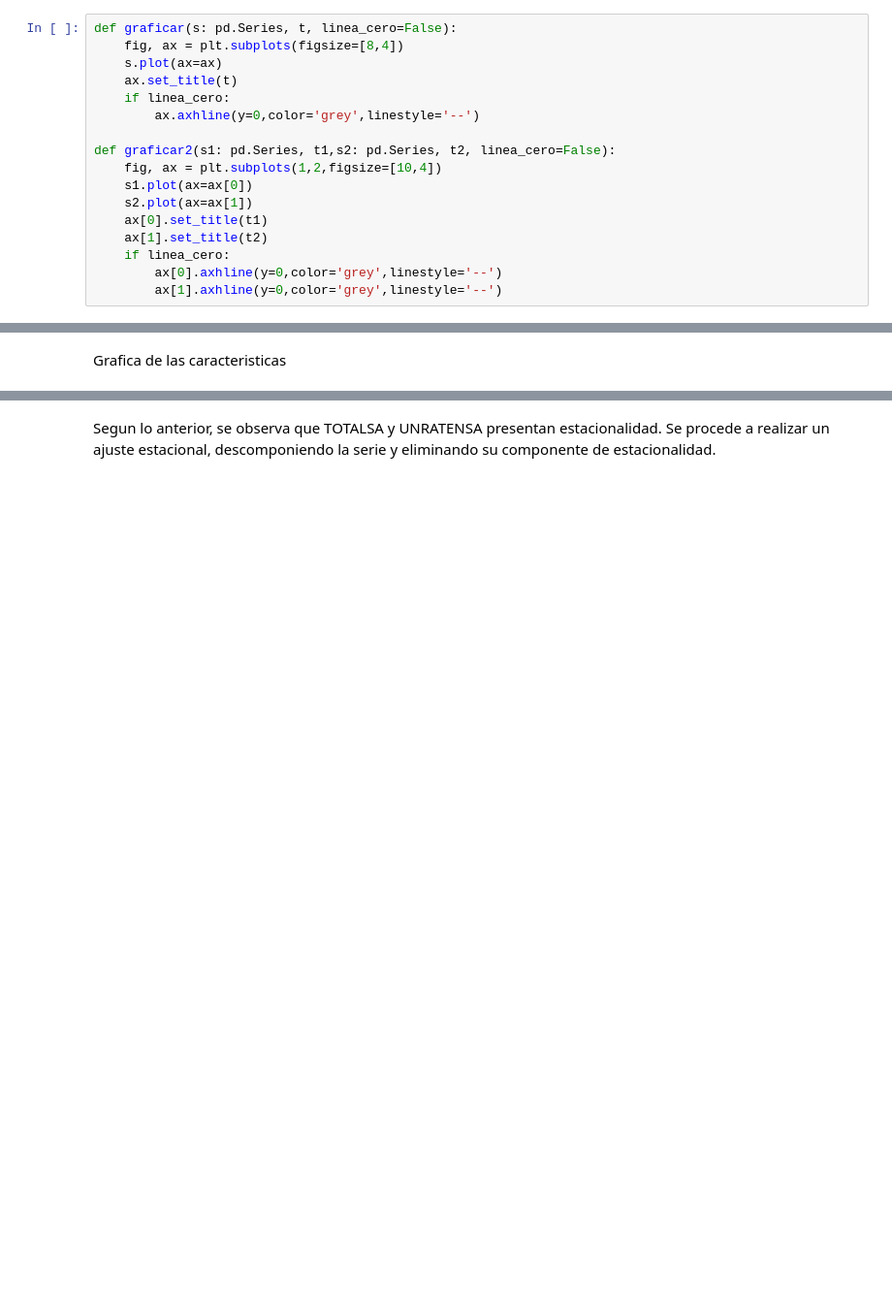
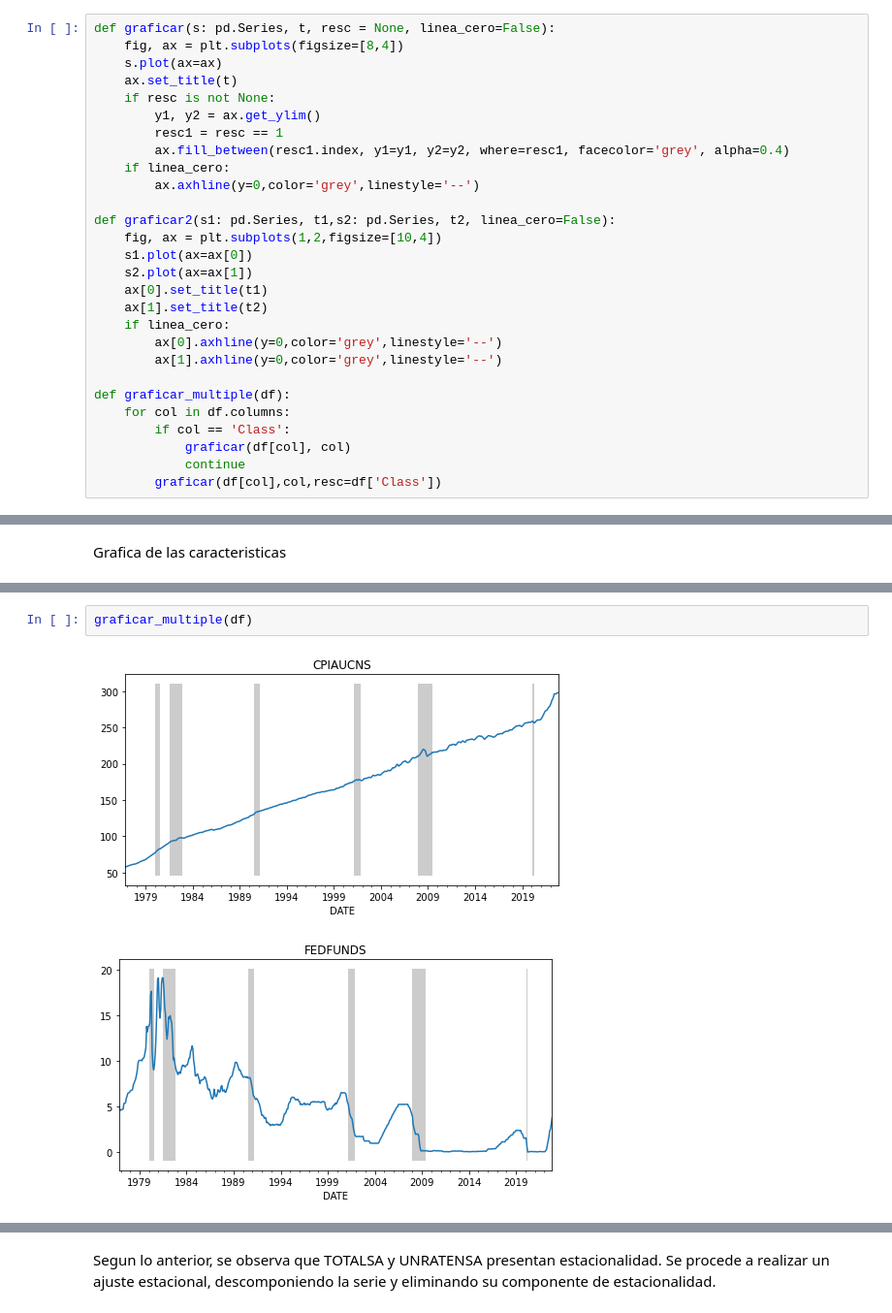
Before and after one commit to valegrei/crisis-forecasting, a Jupyter notebook: preprocesamiento/data_analysis.ipynb, the cells around one changed output, grey strips where cells are left out. Shown at 97% size. Saved outputs shown, nothing was run; the diff lists cells and outputs as text; blank space fills up the shorter version.

```diff
--- a/preprocesamiento/data_analysis.ipynb
+++ b/preprocesamiento/data_analysis.ipynb
@@ -5,10 +5,14 @@ import matplotlib.pyplot as plt
 from statsmodels.graphics.tsaplots import plot_acf
 from statsmodels.tsa.seasonal import STL
 # %%
-def graficar(s: pd.Series, t, linea_cero=False):
+def graficar(s: pd.Series, t, resc = None, linea_cero=False):
     fig, ax = plt.subplots(figsize=[8,4])
     s.plot(ax=ax)
     ax.set_title(t)
+    if resc is not None:
+        y1, y2 = ax.get_ylim()
+        resc1 = resc == 1
+        ax.fill_between(resc1.index, y1=y1, y2=y2, where=resc1, facecolor='grey', alpha=0.4)
     if linea_cero:
         ax.axhline(y=0,color='grey',linestyle='--')
 
@@ -21,6 +25,13 @@ def graficar2(s1: pd.Series, t1,s2: pd.Series, t2, linea_cero=False):
     if linea_cero:
         ax[0].axhline(y=0,color='grey',linestyle='--')
         ax[1].axhline(y=0,color='grey',linestyle='--')
+
+def graficar_multiple(df):
+    for col in df.columns:
+        if col == 'Class':
+            graficar(df[col], col)
+            continue
+        graficar(df[col],col,resc=df['Class'])
 # %% [markdown]
 # Carga de datos
 Se extrayeron los datos de [Federal Reserve Bank of St. Louis](https://fred.stlouisfed.org/tags/series?t=monthly)
@@ -107,0 +108,5 @@ for col in df.columns:
+# %%
+graficar_multiple(df)
+# %% [output]
+[figure, added]
+[figure, added]
```
Also changed, not shown: parts of 36 cells of this notebook.
